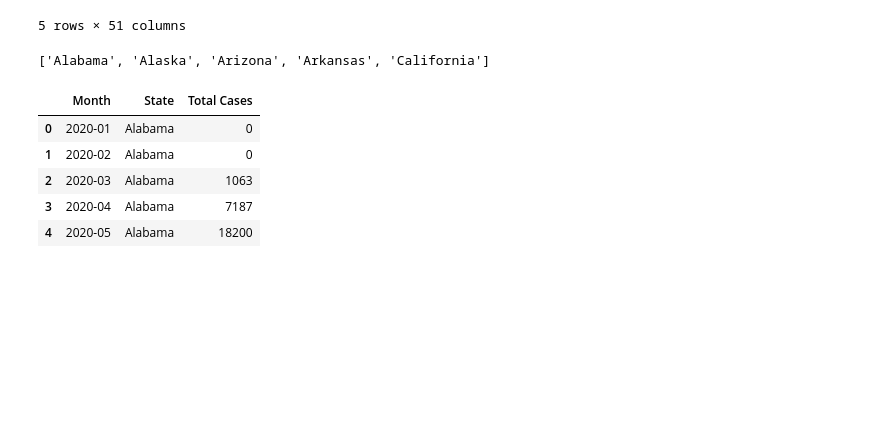
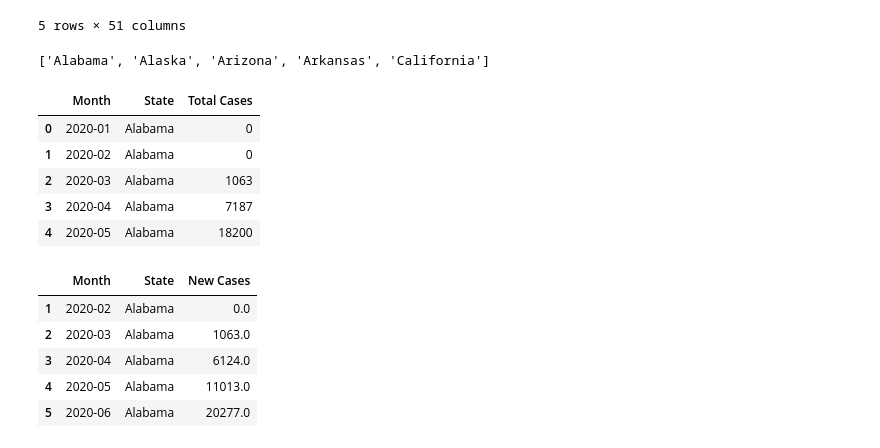
Before and after one commit to DS4A-Team79/COVID-Project, a Jupyter notebook: COVID_TS/cases_TS_build.ipynb, the cells around one changed output. Saved outputs shown, nothing was run; the diff lists cells and outputs as text; code cells hidden in the pictures; blank space fills up the shorter version.

```diff
--- a/COVID_TS/cases_TS_build.ipynb
+++ b/COVID_TS/cases_TS_build.ipynb
@@ -147,3 +147,29 @@ state_cases_TS.head()
 | 4 | 2020-05 | Alabama | 18200 |
 # %%
 state_cases_TS.to_csv("../Datasets/Refined_Datasets/state_cases_monthly.csv")
+# %%
+#Set up data to calculate new cases per month
+state_new_cases_TS = state_cases_TS.copy()
+state_new_cases_TS.sort_values(by=['State','Month'],inplace=True)
+
+#shift case numbers down one
+state_new_cases_TS['Old State'] = state_new_cases_TS['State'].shift(1)
+state_new_cases_TS['Old Cases'] = state_new_cases_TS['Total Cases'].shift(1)
+
+#exclude data where current and old state don't match, and remove empty cell rows
+state_new_cases_TS = state_new_cases_TS[state_new_cases_TS['State'] == state_new_cases_TS['Old State']]
+state_new_cases_TS.dropna(inplace=True)
+
+#calculate total new cases
+state_new_cases_TS['New Cases'] = state_new_cases_TS['Total Cases'] - state_new_cases_TS['Old Cases']
+
+#drop unnecessary columns to prep for exporting
+state_new_cases_TS.drop(columns=['Total Cases','Old State','Old Cases'],inplace=True)
+state_new_cases_TS.head()
+# %% [output]
+|  | Month | State | New Cases |
+| 1 | 2020-02 | Alabama | 0.0 |
+| 2 | 2020-03 | Alabama | 1063.0 |
+| 3 | 2020-04 | Alabama | 6124.0 |
+| 4 | 2020-05 | Alabama | 11013.0 |
+| 5 | 2020-06 | Alabama | 20277.0 |
```
Also changed, not shown: parts of 1 cell of this notebook, 4 other files.
